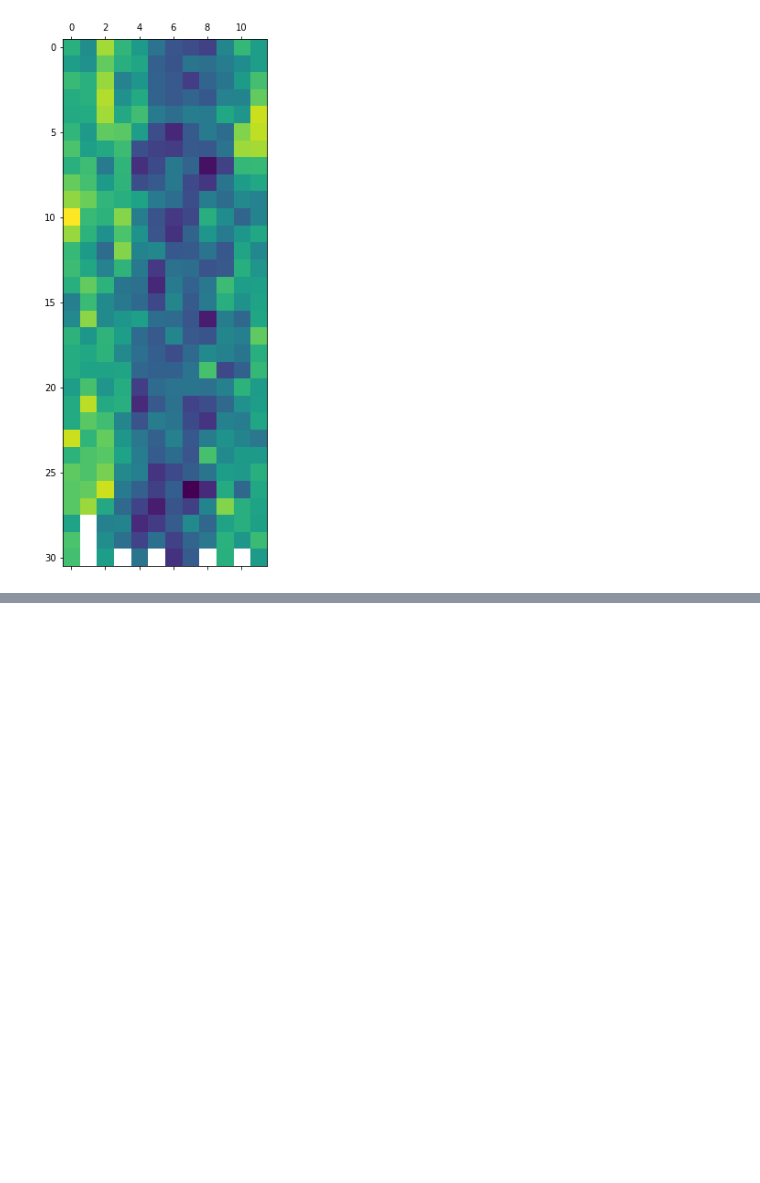
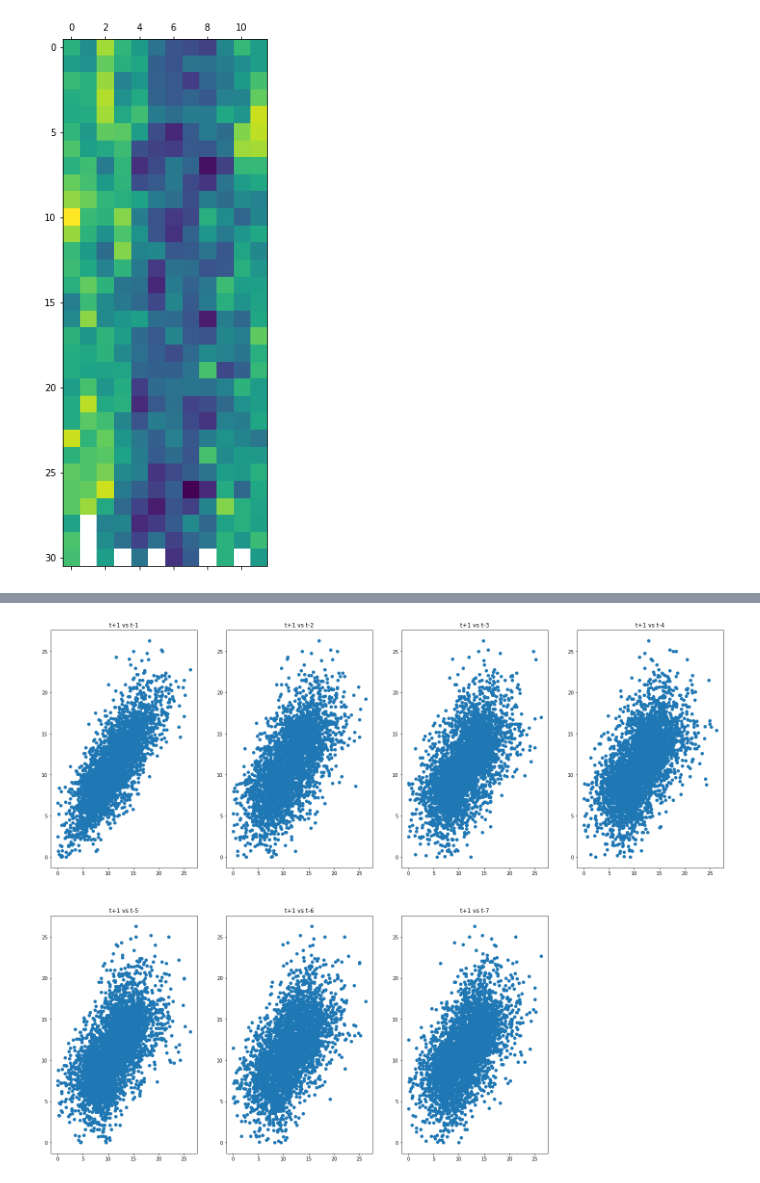
Before and after one commit to chirathdevinda/Time-Series-Forecasting, a Jupyter notebook: Lessons.ipynb, the cells around one changed output, grey strips where cells are left out. Saved outputs shown, nothing was run; the diff lists cells and outputs as text; code cells hidden in the pictures; blank space fills up the shorter version.

```diff
--- a/Lessons.ipynb
+++ b/Lessons.ipynb
@@ -293,0 +306,26 @@ plt.show()
+# %%
+# Create Multiple scatter plot
+import pandas as pd
+import matplotlib.pyplot as plt
+
+series = pd.Series.from_csv("DataSets\daily-minimum-temperatures.csv", header=0)
+values = pd.DataFrame(series.values)
+lags = 7
+columns = [values]
+for i in range(1, lags + 1):
+    columns.append(values.shift(i))
+
+dataframe = pd.concat(columns, axis=1)
+columns = ['t+1']
+for i in range(1, lags+1):
+    columns.append('t-'+str(i))
+dataframe.columns = columns
+
+plt.figure(1, figsize = (25,20))
+for i in range(1, (lags+1)):
+    ax = plt.subplot(240 + i)
+    ax.set_title('t+1 vs t-'+str(i))
+    plt.scatter(x=dataframe['t+1'].values, y=dataframe['t-'+str(i)].values)
+plt.show()
+# %% [output]
+[figure, added]
```
Also changed, not shown: parts of 2 cells of this notebook.
